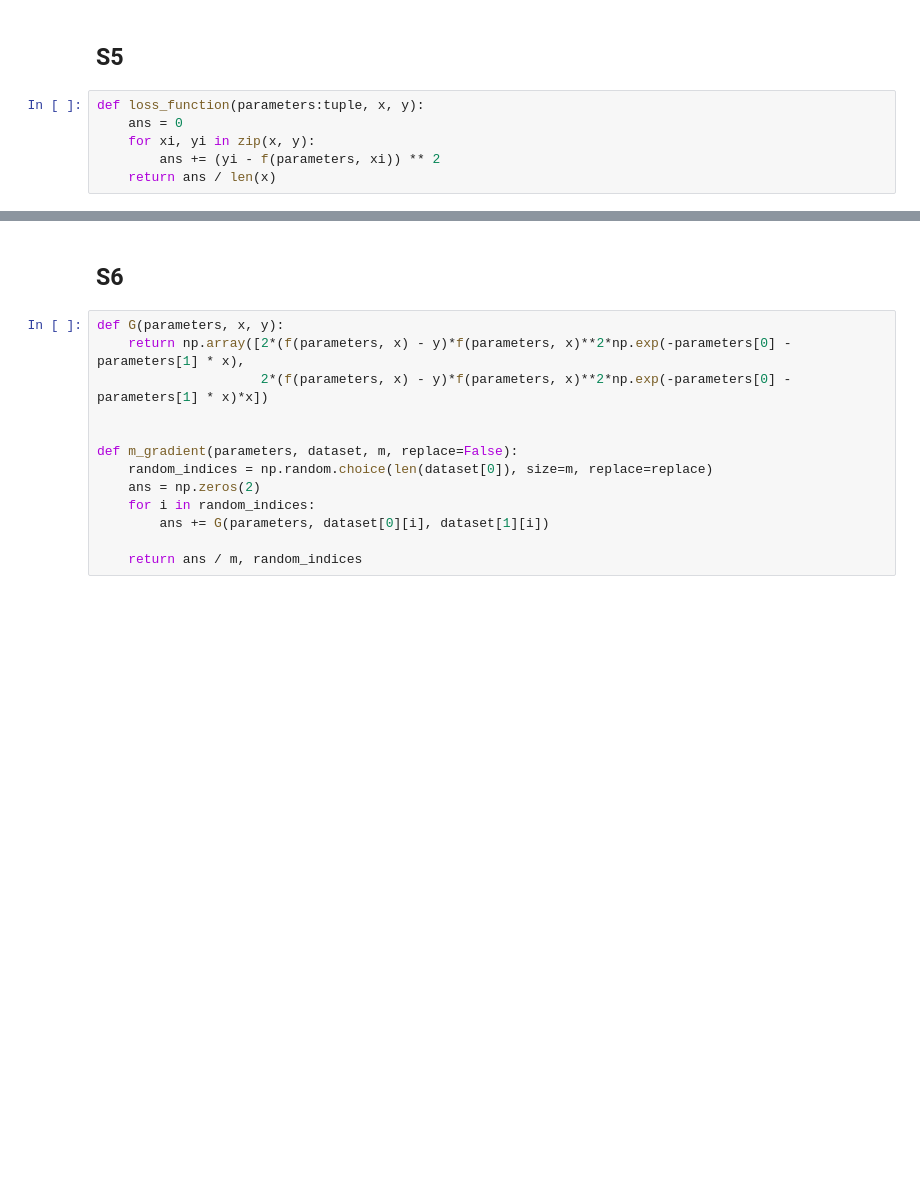
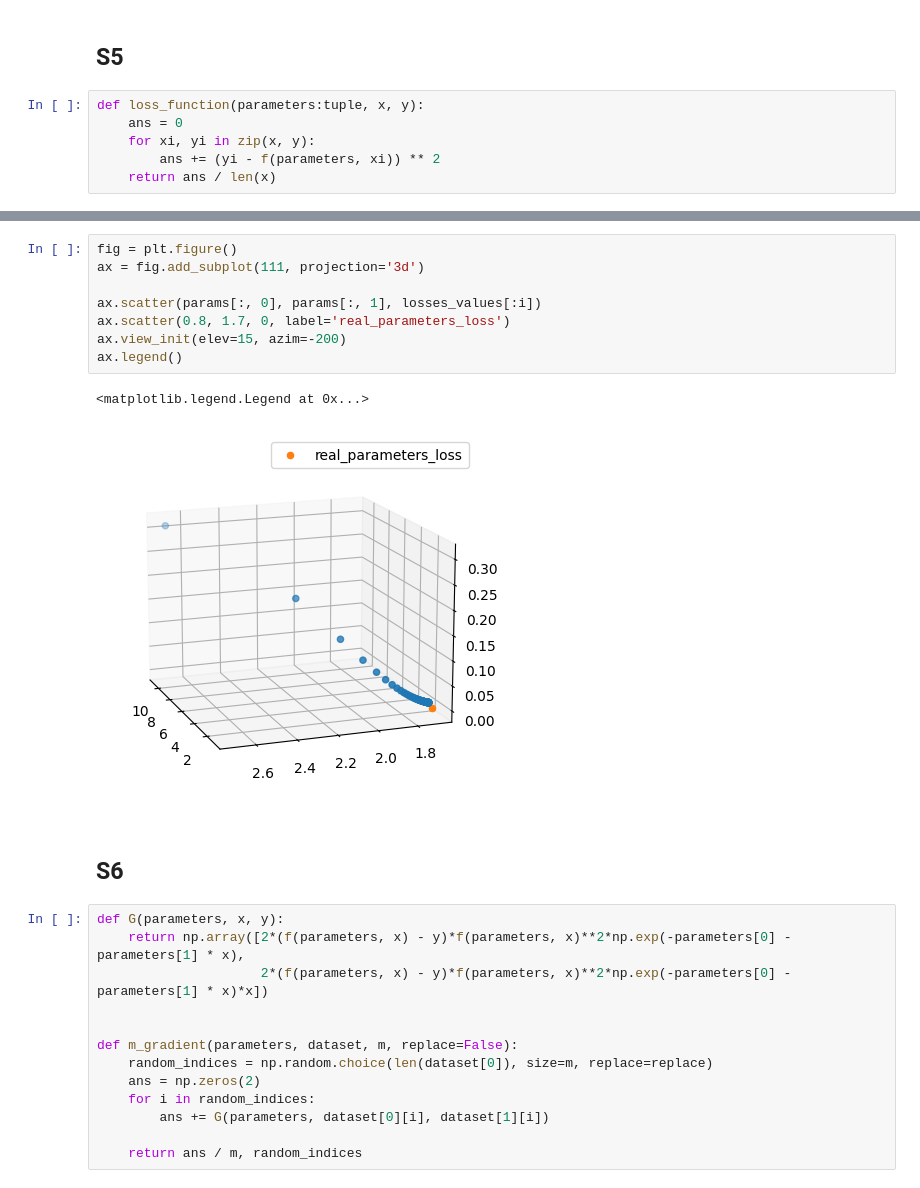
Before and after one commit to isaigordeev/Regressions, a Jupyter notebook: IsaiGordeev_ZhichengHui_Régressions.ipynb, the cells around one changed output, grey strips where cells are left out. Drawn from its saved outputs; the diff is of its cells as text; blank space fills up the shorter version.

```diff
--- a/IsaiGordeev_ZhichengHui_Régressions.ipynb
+++ b/IsaiGordeev_ZhichengHui_Régressions.ipynb
@@ -392,3 +392,14 @@ plt.show()
+# %%
+fig = plt.figure()
+ax = fig.add_subplot(111, projection='3d')
+
+ax.scatter(params[:, 0], params[:, 1], losses_values[:i])
+ax.scatter(0.8, 1.7, 0, label='real_parameters_loss')
+ax.view_init(elev=15, azim=-200)
+ax.legend()
+# %% [output]
+<matplotlib.legend.Legend at 0x...>
+[figure, added]
 # %% [markdown]
 ## S6
 # %%
```
Also changed, not shown: parts of 8 cells of this notebook, 1 other file.
